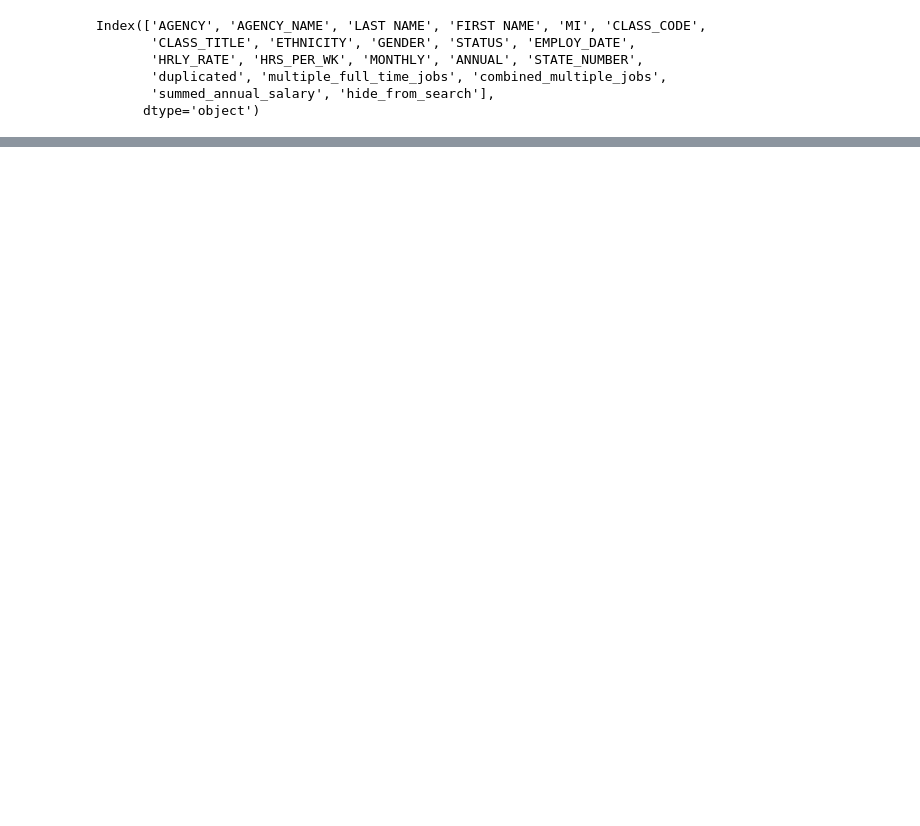
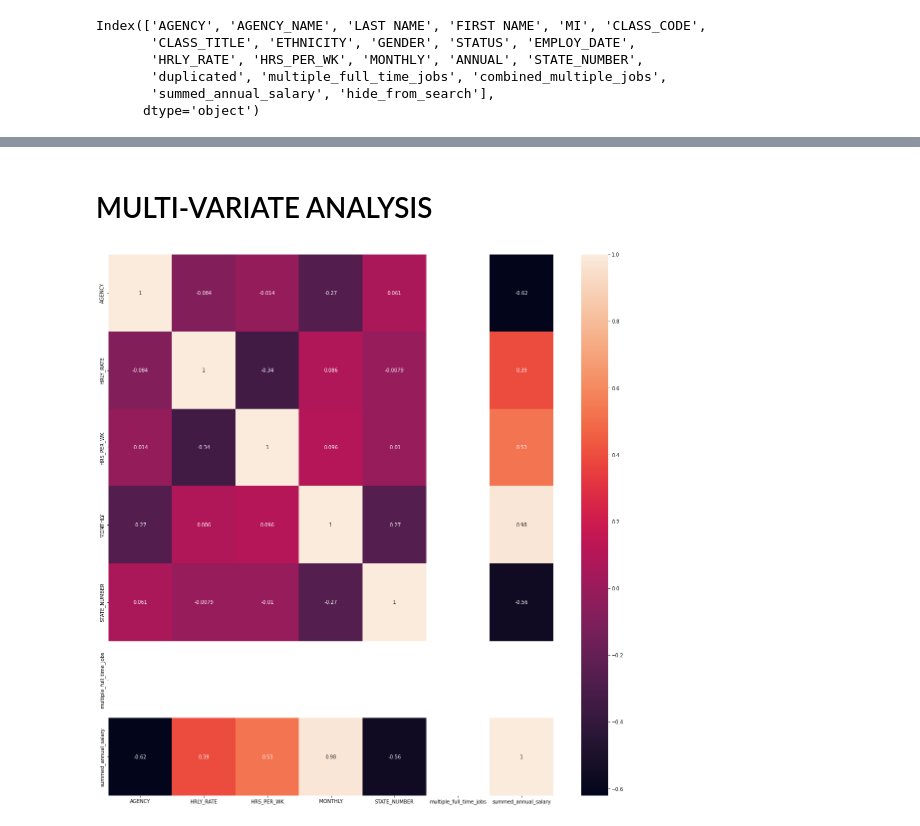
Before and after one commit to SHASHANKV9611/TexasSalaryPrediction, a Jupyter notebook: Texas_govt_employee_salary_prediction_.ipynb, the cells around one changed output, grey strips where cells are left out. Saved outputs shown, nothing was run; the diff lists cells and outputs as text; code cells hidden in the pictures; blank space fills up the shorter version.

```diff
--- a/Texas_govt_employee_salary_prediction_.ipynb
+++ b/Texas_govt_employee_salary_prediction_.ipynb
@@ -186,0 +274,8 @@ df.head(
+# %% [markdown]
+# MULTI-VARIATE ANALYSIS
+# %%
+plt.figure(figsize=(20,20),facecolor='white')
+sns.heatmap(data=df.drop(['ANNUAL'],axis=1).corr(),annot=True)
+plt.show()
+# %% [output]
+[figure, added]
```
Also changed, not shown: parts of 19 cells of this notebook.
